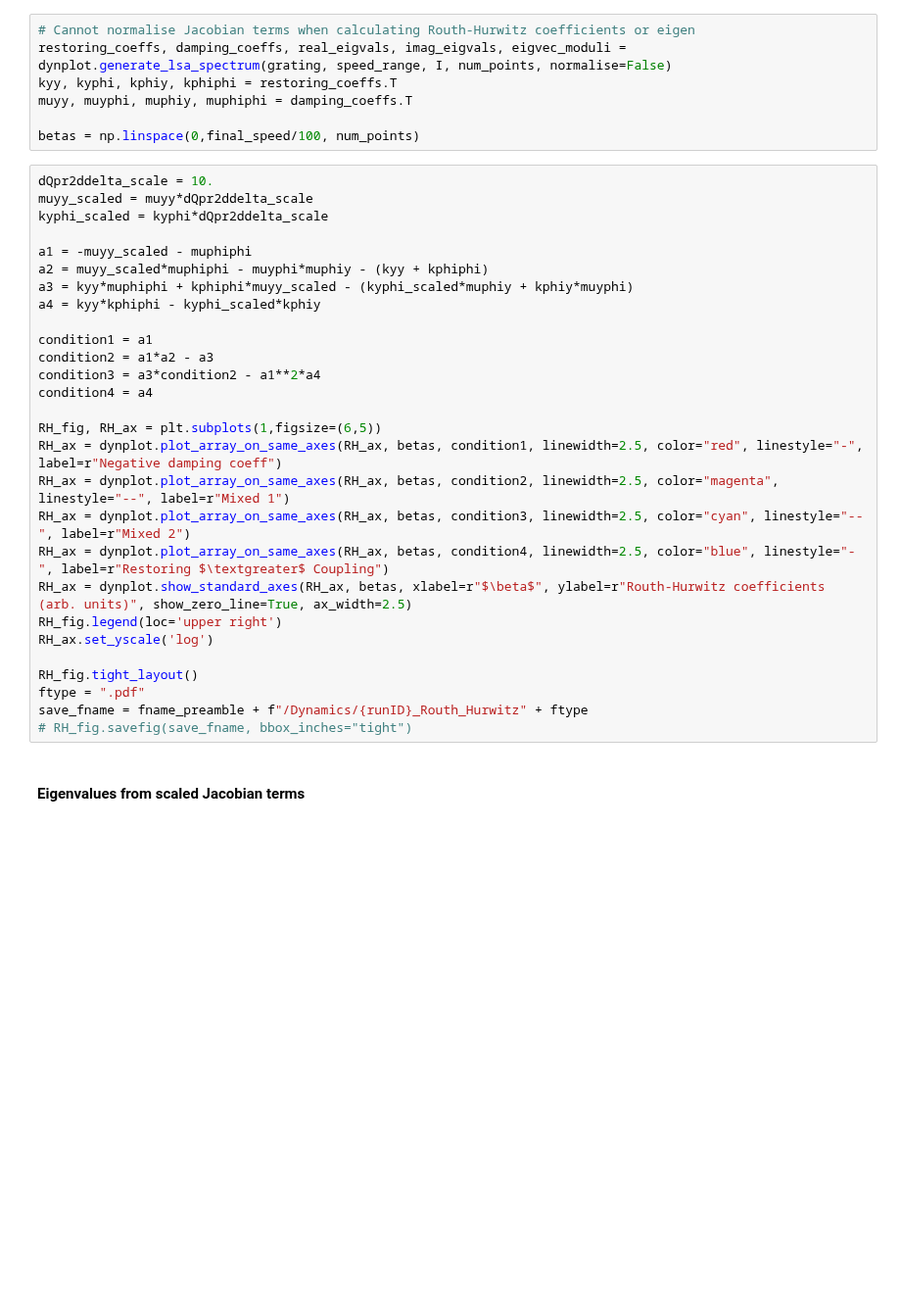
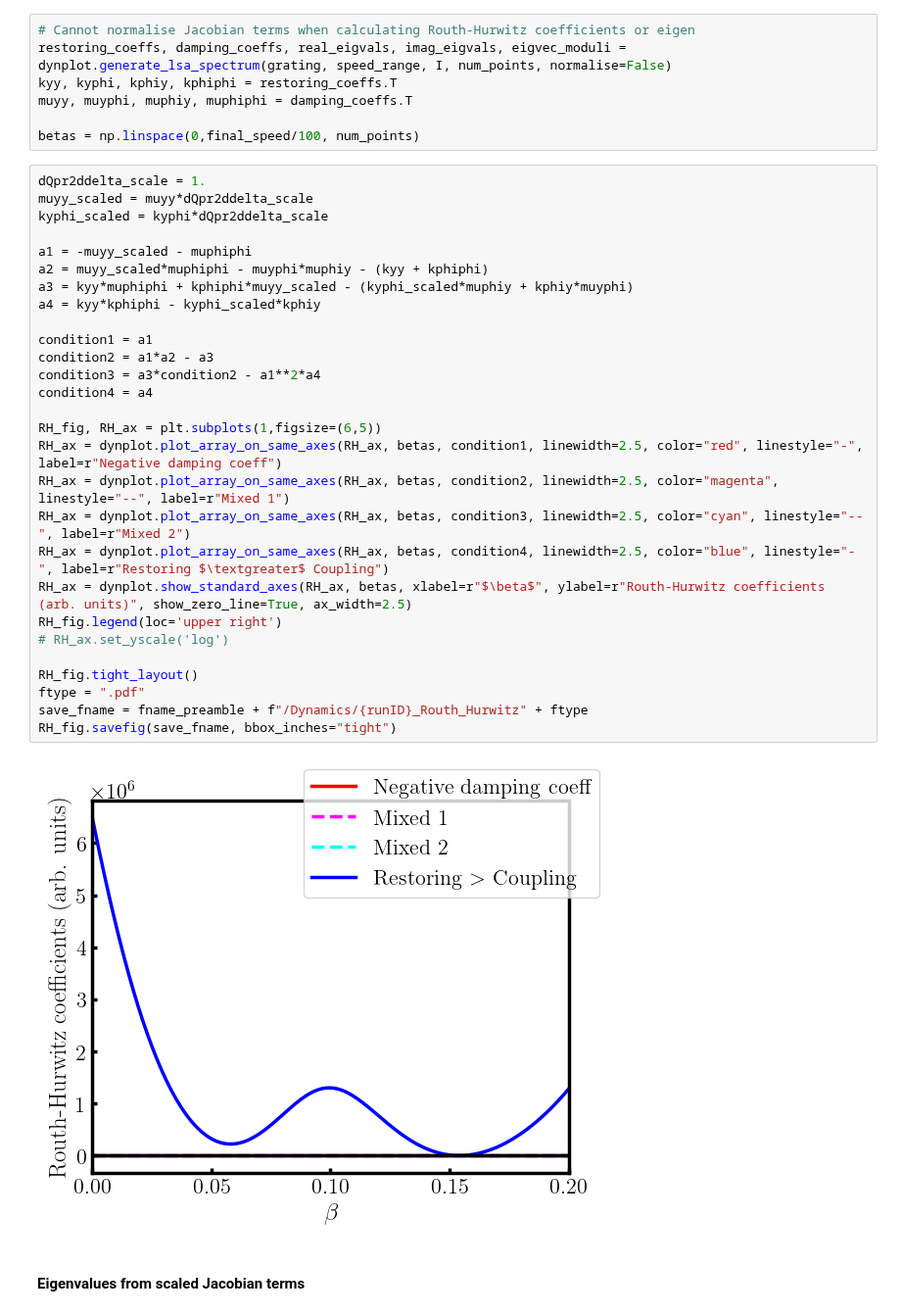
Before and after one commit to jadonylin/relativistic-lightsail-dynamics, a Jupyter notebook: Dynamics/plot_lsa_spectra.ipynb, the cells around one changed output. Shown at 98% size. Saved outputs shown, nothing was run; the diff lists cells and outputs as text; blank space fills up the shorter version.

```diff
--- a/Dynamics/plot_lsa_spectra.ipynb
+++ b/Dynamics/plot_lsa_spectra.ipynb
@@ -227,33 +228,35 @@ muyy, muyphi, muphiy, muphiphi = damping_coeffs.T
 
 betas = np.linspace(0,final_speed/100, num_points)
 # %%
-dQpr2ddelta_scale = 10.
+dQpr2ddelta_scale = 1.
 muyy_scaled = muyy*dQpr2ddelta_scale
 kyphi_scaled = kyphi*dQpr2ddelta_scale
 
 a1 = -muyy_scaled - muphiphi
 a2 = muyy_scaled*muphiphi - muyphi*muphiy - (kyy + kphiphi)
 a3 = kyy*muphiphi + kphiphi*muyy_scaled - (kyphi_scaled*muphiy + kphiy*muyphi)
 a4 = kyy*kphiphi - kyphi_scaled*kphiy
 
 condition1 = a1
 condition2 = a1*a2 - a3
 condition3 = a3*condition2 - a1**2*a4
 condition4 = a4
 
 RH_fig, RH_ax = plt.subplots(1,figsize=(6,5))
 RH_ax = dynplot.plot_array_on_same_axes(RH_ax, betas, condition1, linewidth=2.5, color="red", linestyle="-", label=r"Negative damping coeff")
 RH_ax = dynplot.plot_array_on_same_axes(RH_ax, betas, condition2, linewidth=2.5, color="magenta", linestyle="--", label=r"Mixed 1")
 RH_ax = dynplot.plot_array_on_same_axes(RH_ax, betas, condition3, linewidth=2.5, color="cyan", linestyle="--", label=r"Mixed 2")
 RH_ax = dynplot.plot_array_on_same_axes(RH_ax, betas, condition4, linewidth=2.5, color="blue", linestyle="-", label=r"Restoring $\textgreater$ Coupling")
 RH_ax = dynplot.show_standard_axes(RH_ax, betas, xlabel=r"$\beta$", ylabel=r"Routh-Hurwitz coefficients (arb. units)", show_zero_line=True, ax_width=2.5)
 RH_fig.legend(loc='upper right')
-RH_ax.set_yscale('log')
+# RH_ax.set_yscale('log')
 
 RH_fig.tight_layout()
 ftype = ".pdf"
 save_fname = fname_preamble + f"/Dynamics/{runID}_Routh_Hurwitz" + ftype
-# RH_fig.savefig(save_fname, bbox_inches="tight")
+RH_fig.savefig(save_fname, bbox_inches="tight")
+# %% [output]
+[figure, added]
 # %% [markdown]
 #### Eigenvalues from scaled Jacobian terms
 # %%
```
Also changed, not shown: parts of 3 cells of this notebook, 3 other files.
